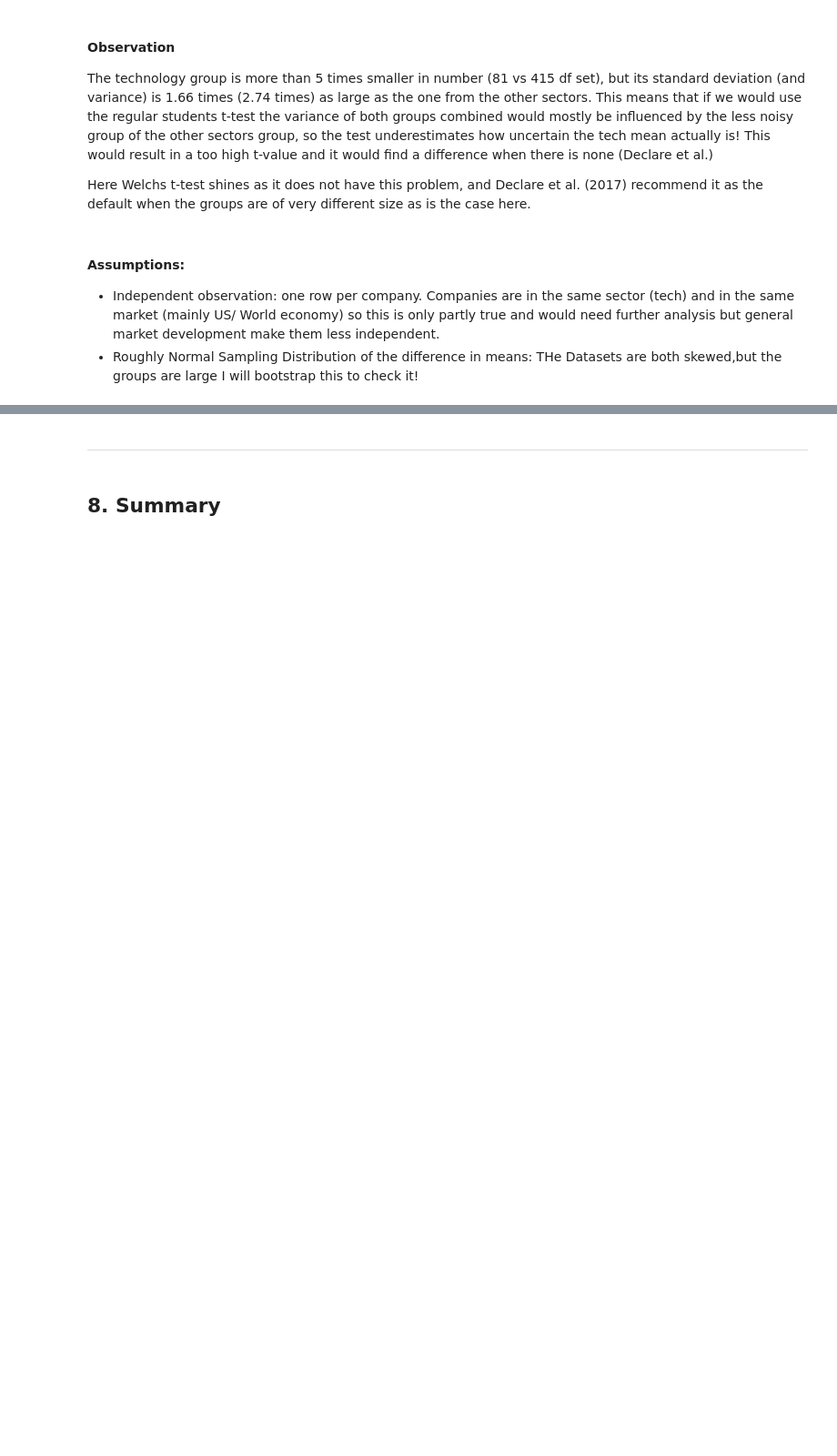
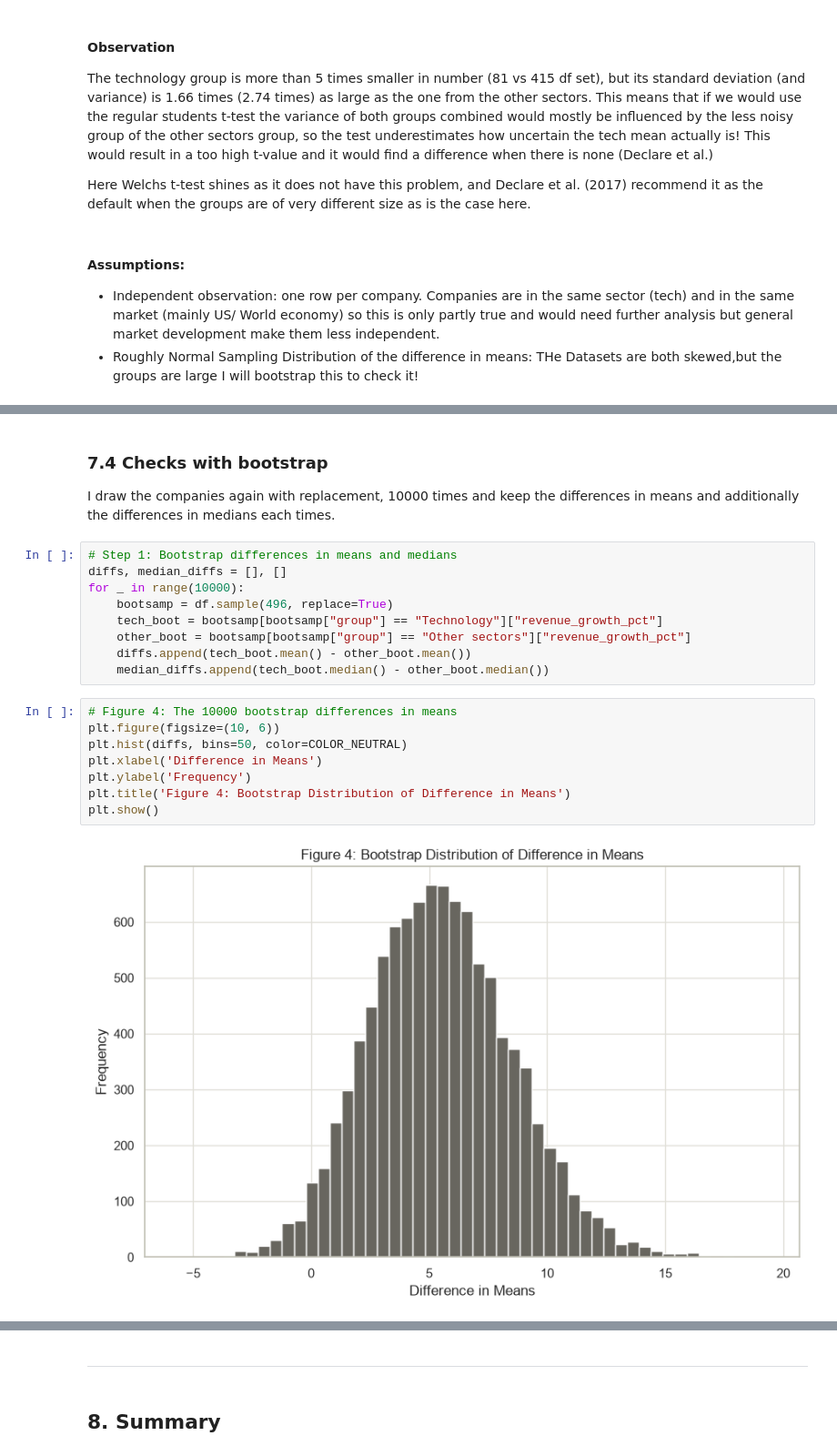
Before and after one commit to Tobolove/sp500-tech-concentration-analysis, a Jupyter notebook: analysis.ipynb, the cells around one changed output, grey strips where cells are left out. Shown at 91% size. Saved outputs shown, nothing was run; the diff lists cells and outputs as text; blank space fills up the shorter version.

Commit message:
Forgot to add seed added it and done the welch test and bootstrap

```diff
--- a/analysis.ipynb
+++ b/analysis.ipynb
@@ -878,0 +925,23 @@ Here Welchs t-test shines as it does not have this problem, and Declare et al. (
+# %% [markdown]
+### 7.4 Checks with bootstrap
+
+I draw the companies again with replacement, 10000 times and keep the differences in means and additionally the differences in medians each times.
+# %%
+# Step 1: Bootstrap differences in means and medians
+diffs, median_diffs = [], []
+for _ in range(10000):
+    bootsamp = df.sample(496, replace=True)
+    tech_boot = bootsamp[bootsamp["group"] == "Technology"]["revenue_growth_pct"]
+    other_boot = bootsamp[bootsamp["group"] == "Other sectors"]["revenue_growth_pct"]
+    diffs.append(tech_boot.mean() - other_boot.mean())
+    median_diffs.append(tech_boot.median() - other_boot.median())
+# %%
+# Figure 4: The 10000 bootstrap differences in means
+plt.figure(figsize=(10, 6))
+plt.hist(diffs, bins=50, color=COLOR_NEUTRAL)
+plt.xlabel('Difference in Means')
+plt.ylabel('Frequency')
+plt.title('Figure 4: Bootstrap Distribution of Difference in Means')
+plt.show()
+# %% [output]
+[figure, added]
```
Also changed, not shown: parts of 12 cells of this notebook.
